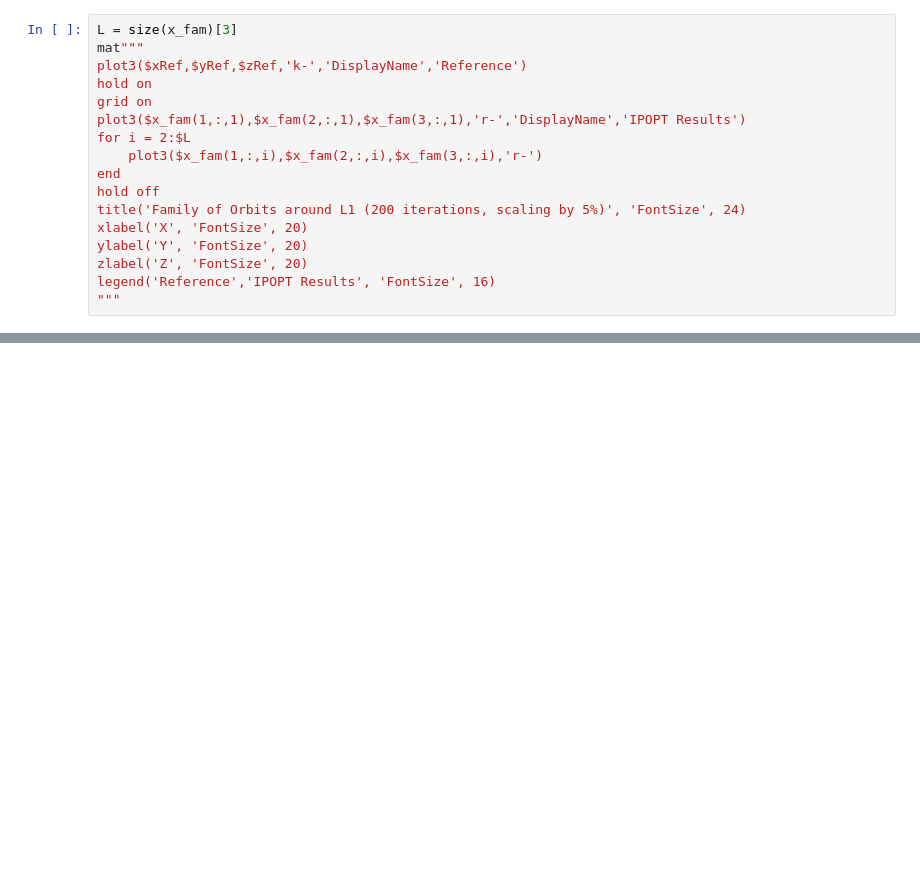
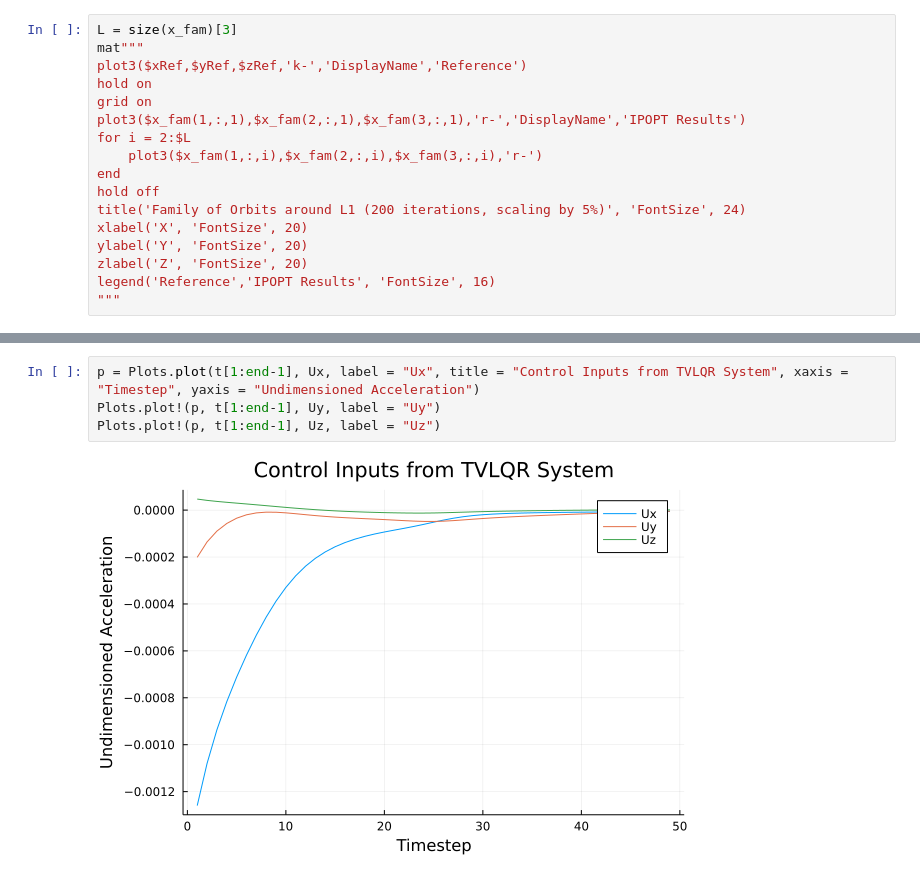
Before and after one commit to shukanp/16745-threebody, a Jupyter notebook: src/dircol.ipynb, the cells around one changed output, grey strips where cells are left out. Cells and saved outputs as stored; diff of their text form; blank space fills up the shorter version.

```diff
--- a/src/dircol.ipynb
+++ b/src/dircol.ipynb
@@ -313,0 +421,6 @@ legend('Reference','IPOPT Results', 'FontSize', 16)
+# %%
+p = Plots.plot(t[1:end-1], Ux, label = "Ux", title = "Control Inputs from TVLQR System", xaxis = "Timestep", yaxis = "Undimensioned Acceleration")
+Plots.plot!(p, t[1:end-1], Uy, label = "Uy")
+Plots.plot!(p, t[1:end-1], Uz, label = "Uz")
+# %% [output]
+[figure, added]
```
Also changed, not shown: parts of 16 cells of this notebook, 1 other file.
